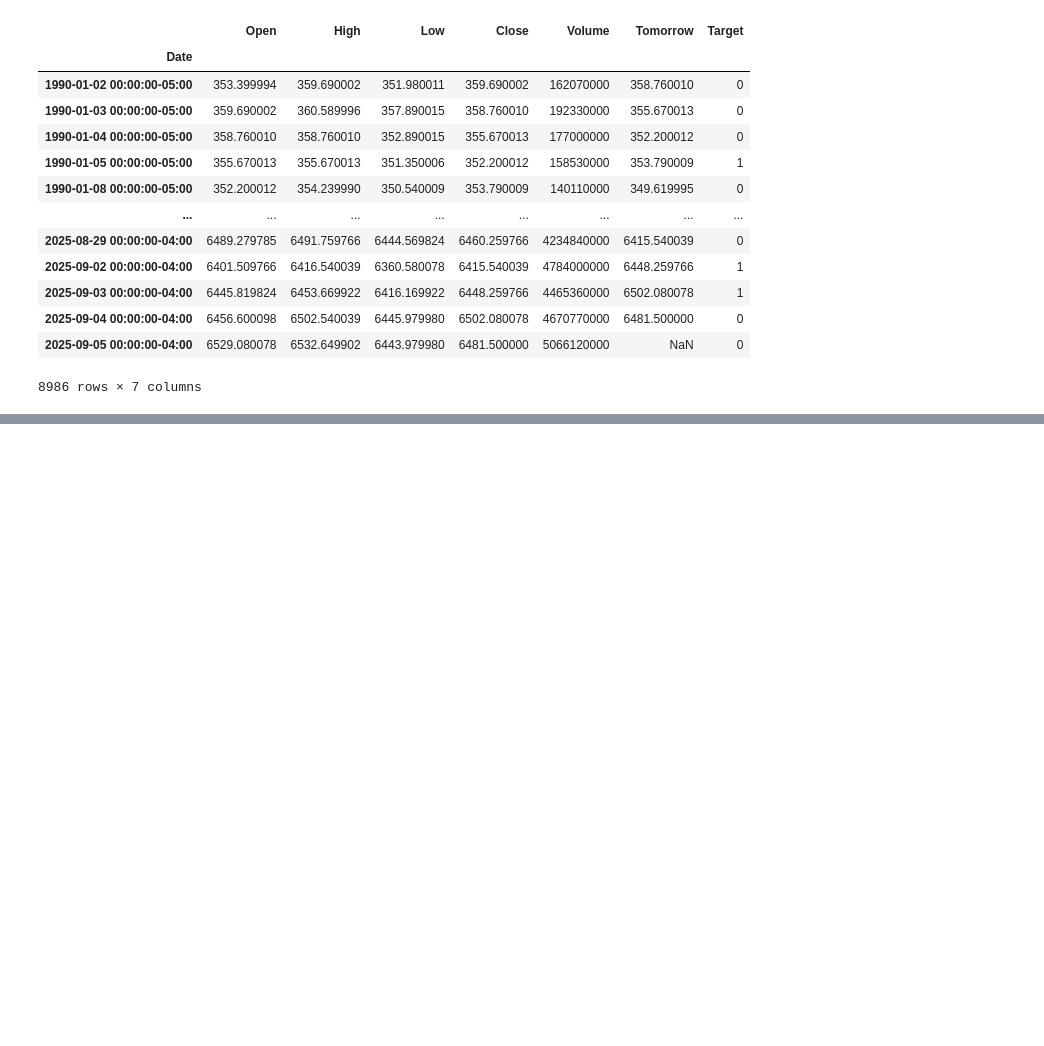
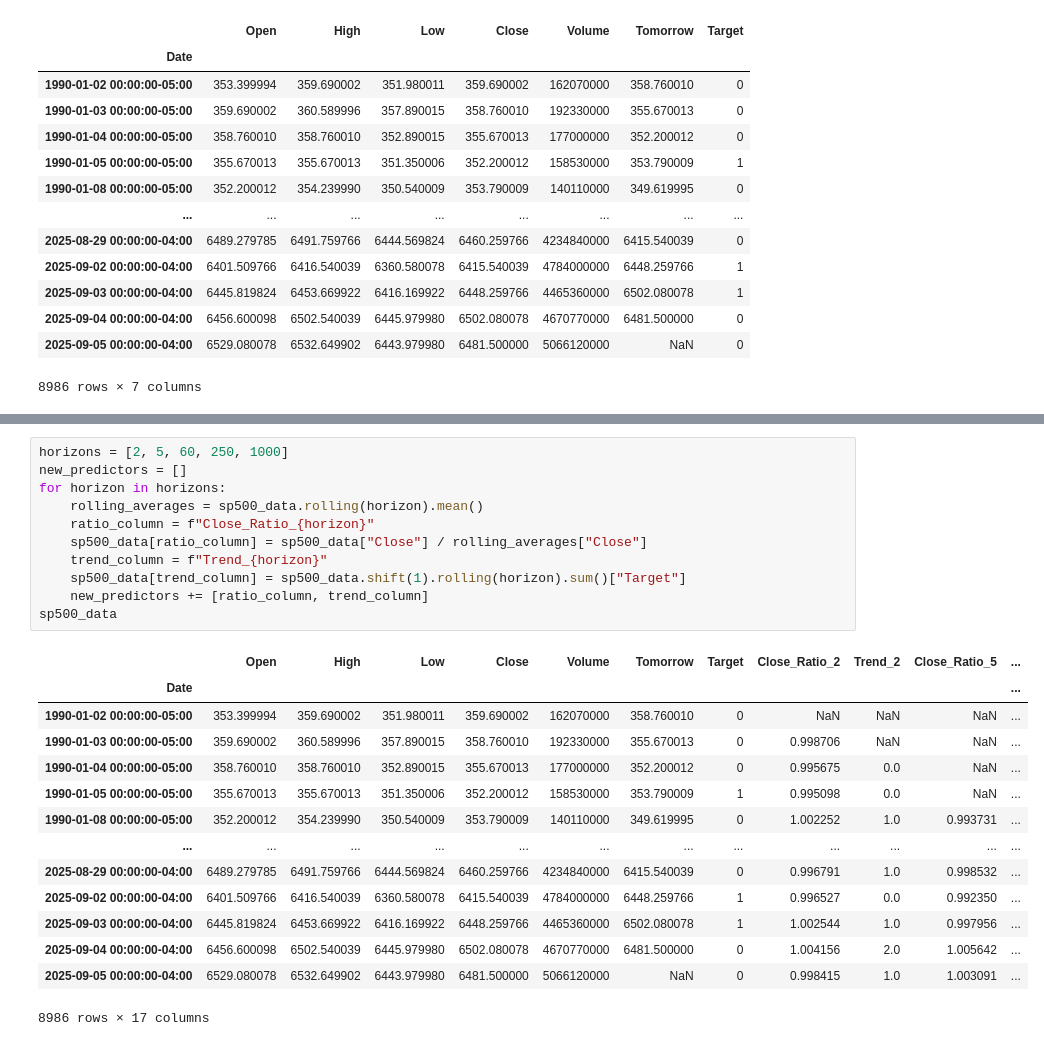
Before and after one commit to alisoliman-47/Projects-, a Jupyter notebook: ML-stock-market/s&p-predictor.ipynb, the cells around one changed output, grey strips where cells are left out. Drawn from its saved outputs; the diff is of its cells as text; blank space fills up the shorter version.

```diff
--- a/ML-stock-market/s&p-predictor.ipynb
+++ b/ML-stock-market/s&p-predictor.ipynb
@@ -106,0 +168,26 @@ sp500_data
+# %%
+horizons = [2, 5, 60, 250, 1000]
+new_predictors = []
+for horizon in horizons:
+    rolling_averages = sp500_data.rolling(horizon).mean()
+    ratio_column = f"Close_Ratio_{horizon}"
+    sp500_data[ratio_column] = sp500_data["Close"] / rolling_averages["Close"]
+    trend_column = f"Trend_{horizon}"
+    sp500_data[trend_column] = sp500_data.shift(1).rolling(horizon).sum()["Target"]
+    new_predictors += [ratio_column, trend_column]
+sp500_data
+# %% [output]
+|  | Open | High | Low | Close | Volume | Tomorrow | Target | Close_Ratio_2 | Trend_2 | Close_Ratio_5 | ... |
+| Date |  |  |  |  |  |  |  |  |  |  | ... |
+| 1990-01-02 00:00:00-05:00 | 353.399994 | 359.690002 | 351.980011 | 359.690002 | 162070000 | 358.760010 | 0 | NaN | NaN | NaN | ... |
+| 1990-01-03 00:00:00-05:00 | 359.690002 | 360.589996 | 357.890015 | 358.760010 | 192330000 | 355.670013 | 0 | 0.998706 | NaN | NaN | ... |
+| 1990-01-04 00:00:00-05:00 | 358.760010 | 358.760010 | 352.890015 | 355.670013 | 177000000 | 352.200012 | 0 | 0.995675 | 0.0 | NaN | ... |
+| 1990-01-05 00:00:00-05:00 | 355.670013 | 355.670013 | 351.350006 | 352.200012 | 158530000 | 353.790009 | 1 | 0.995098 | 0.0 | NaN | ... |
+| 1990-01-08 00:00:00-05:00 | 352.200012 | 354.239990 | 350.540009 | 353.790009 | 140110000 | 349.619995 | 0 | 1.002252 | 1.0 | 0.993731 | ... |
+| ... | ... | ... | ... | ... | ... | ... | ... | ... | ... | ... | ... |
+| 2025-08-29 00:00:00-04:00 | 6489.279785 | 6491.759766 | 6444.569824 | 6460.259766 | 4234840000 | 6415.540039 | 0 | 0.996791 | 1.0 | 0.998532 | ... |
+| 2025-09-02 00:00:00-04:00 | 6401.509766 | 6416.540039 | 6360.580078 | 6415.540039 | 4784000000 | 6448.259766 | 1 | 0.996527 | 0.0 | 0.992350 | ... |
+| 2025-09-03 00:00:00-04:00 | 6445.819824 | 6453.669922 | 6416.169922 | 6448.259766 | 4465360000 | 6502.080078 | 1 | 1.002544 | 1.0 | 0.997956 | ... |
+| 2025-09-04 00:00:00-04:00 | 6456.600098 | 6502.540039 | 6445.979980 | 6502.080078 | 4670770000 | 6481.500000 | 0 | 1.004156 | 2.0 | 1.005642 | ... |
+| 2025-09-05 00:00:00-04:00 | 6529.080078 | 6532.649902 | 6443.979980 | 6481.500000 | 5066120000 | NaN | 0 | 0.998415 | 1.0 | 1.003091 | ... |
+8986 rows × 17 columns
```
Also changed, not shown: parts of 14 cells of this notebook, 1 other file.
